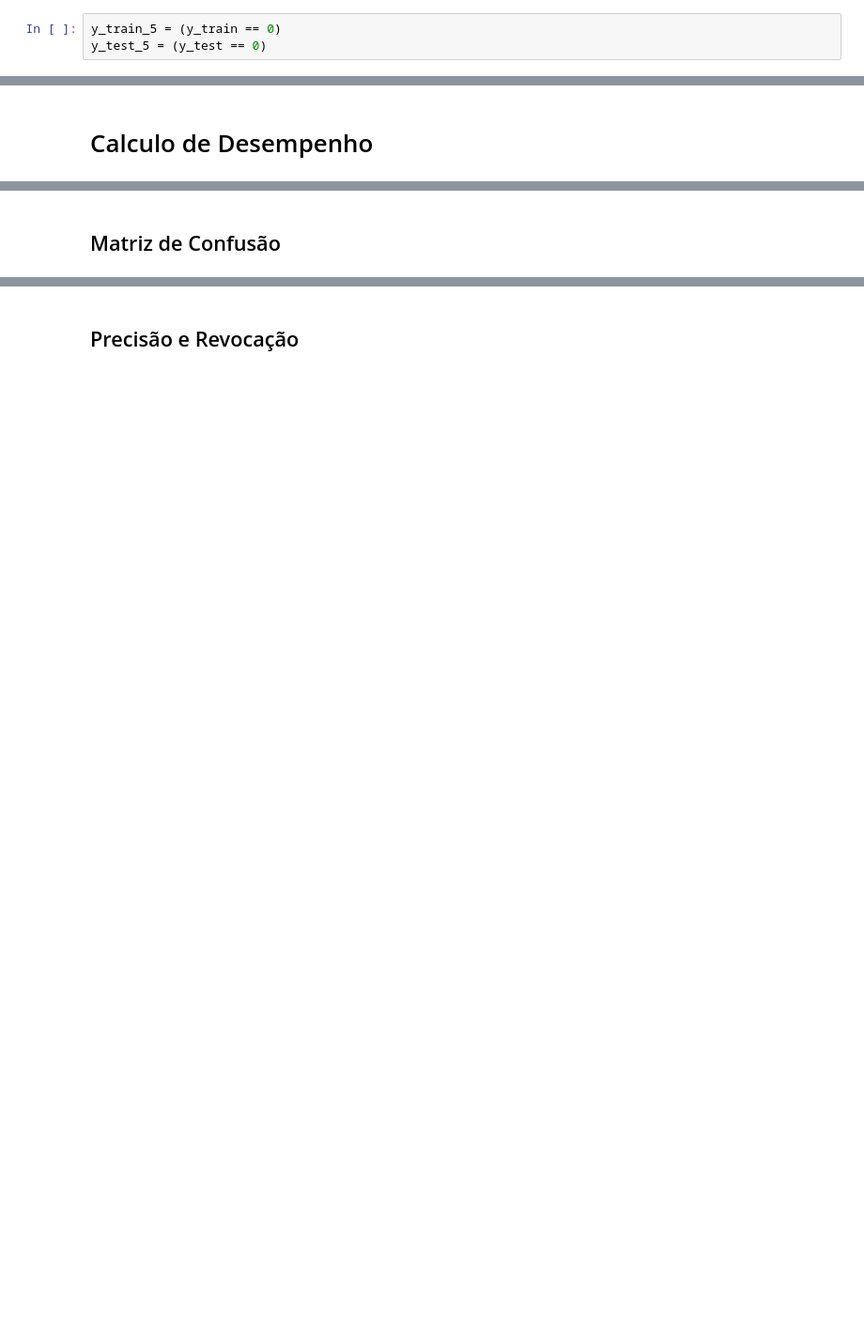
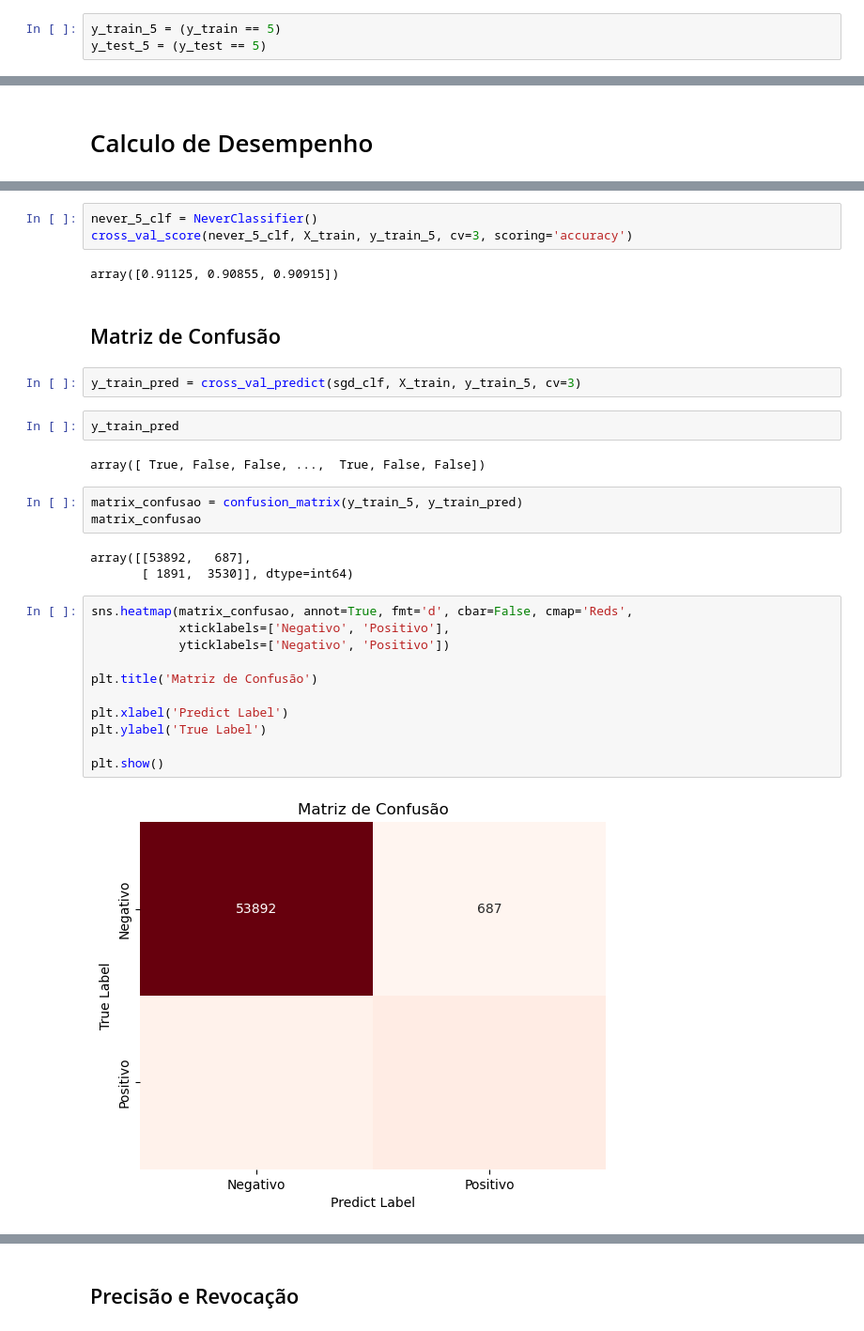
Before and after one commit to gabrielzerraa/Maos_a_Obra_Aprendizado_de_Maquina_com_Scikit_Learn_Keras_TensorFlow, a Jupyter notebook: 03_Classificacao/Cap03.ipynb, the cells around one changed output, grey strips where cells are left out. Shown at 94% size. Cells and saved outputs as stored; diff of their text form; blank space fills up the shorter version.

```diff
--- a/03_Classificacao/Cap03.ipynb
+++ b/03_Classificacao/Cap03.ipynb
@@ -77,8 +81,8 @@ Name: count, dtype: int64
 # %%
 y_train = y_train.astype(int)
 # %%
-y_train_5 = (y_train == 0)
-y_test_5 = (y_test == 0)
+y_train_5 = (y_train == 5)
+y_test_5 = (y_test == 5)
 # %%
 y_test_5.shape, y_train_5.shape
 # %% [output]
@@ -104,2 +120,32 @@ array([ True])
+# %%
+never_5_clf = NeverClassifier()
+cross_val_score(never_5_clf, X_train, y_train_5, cv=3, scoring='accuracy')
+# %% [output]
+array([0.91125, 0.90855, 0.90915])
 # %% [markdown]
 ## Matriz de Confusão
+# %%
+y_train_pred = cross_val_predict(sgd_clf, X_train, y_train_5, cv=3)
+# %%
+y_train_pred
+# %% [output]
+array([ True, False, False, ...,  True, False, False])
+# %%
+matrix_confusao = confusion_matrix(y_train_5, y_train_pred)
+matrix_confusao
+# %% [output]
+array([[53892,   687],
+       [ 1891,  3530]], dtype=int64)
+# %%
+sns.heatmap(matrix_confusao, annot=True, fmt='d', cbar=False, cmap='Reds',
+            xticklabels=['Negativo', 'Positivo'],
+            yticklabels=['Negativo', 'Positivo'])
+
+plt.title('Matriz de Confusão')
+
+plt.xlabel('Predict Label')
+plt.ylabel('True Label')
+
+plt.show()
+# %% [output]
+[figure, added]
```
Also changed, not shown: parts of 15 cells of this notebook.
